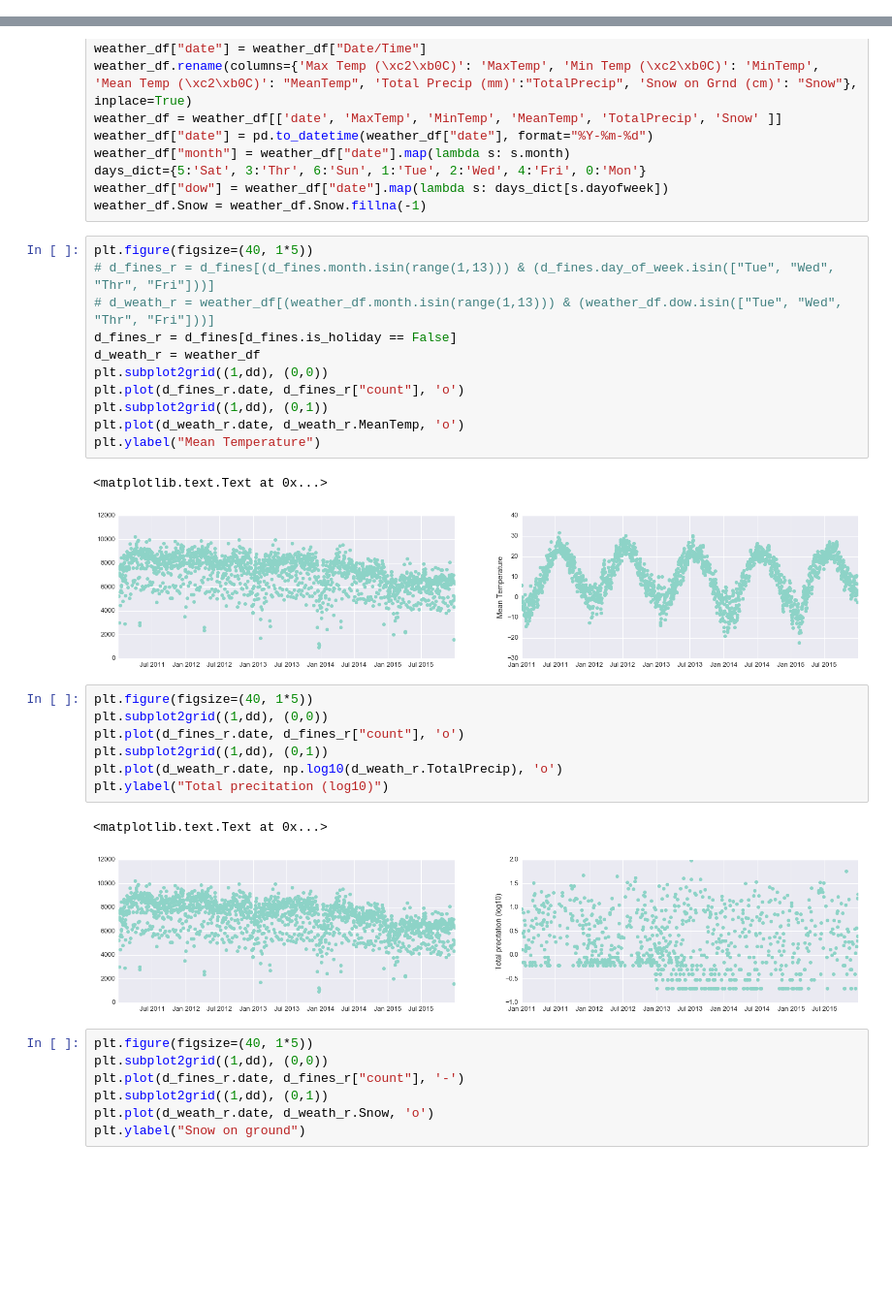
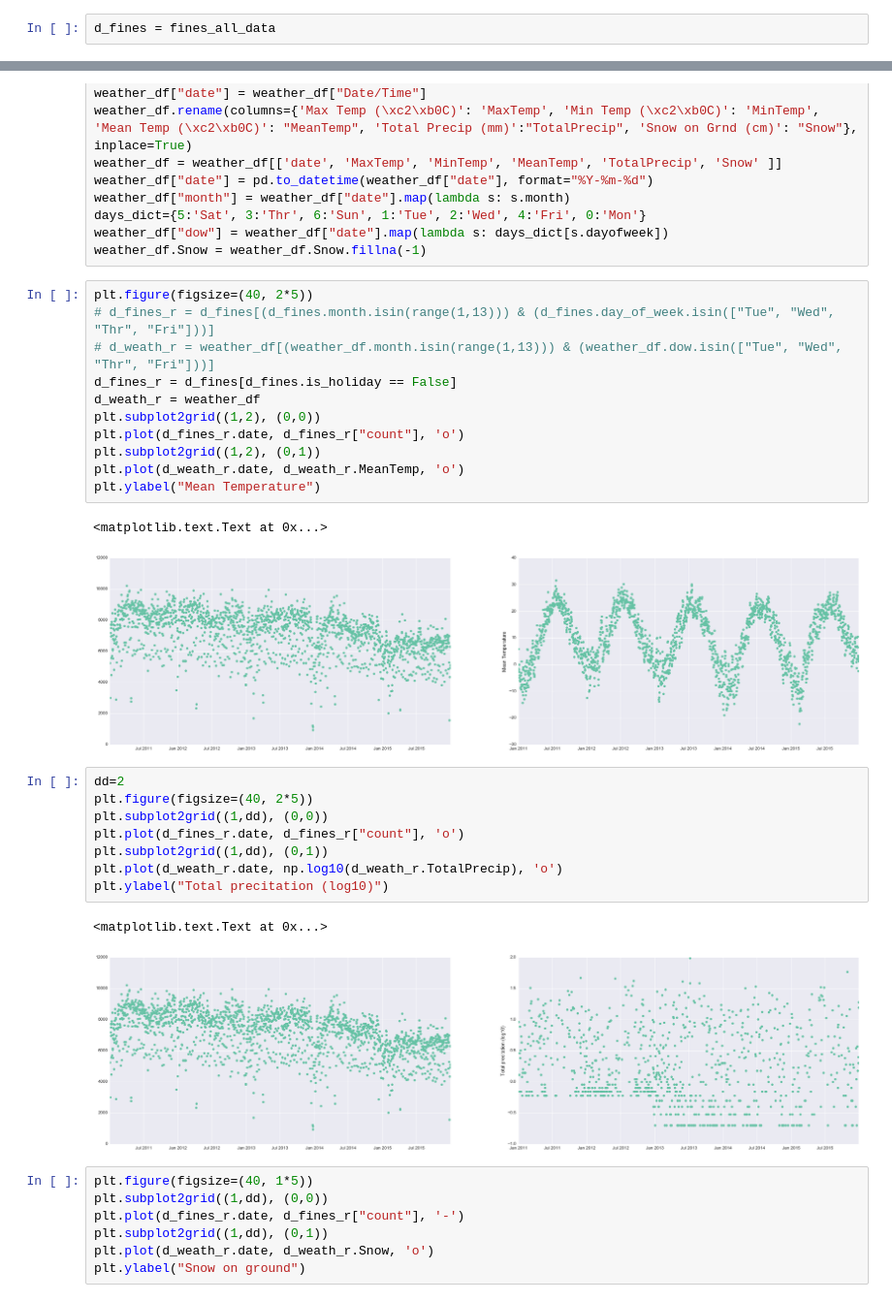
Before and after one commit to ppontem/hackondata, a Jupyter notebook: notebooks/Visualizations_and_weather.ipynb, the cells around one changed output, grey strips where cells are left out. Shown at 97% size. Saved outputs shown, nothing was run; the diff lists cells and outputs as text; blank space fills up the shorter version.

```diff
--- a/notebooks/Visualizations_and_weather.ipynb
+++ b/notebooks/Visualizations_and_weather.ipynb
@@ -81,3 +84,5 @@ The weather features are: Temperature (mean, min, max), total precipitation and
+# %%
+d_fines = fines_all_data
 # %%
 # prepare weather df
 weather_11 = pd.read_csv("../data/weather/eng-daily-01012011-12312011.csv", skiprows=24)
@@ -95,21 +100,22 @@ days_dict={5:'Sat', 3:'Thr', 6:'Sun', 1:'Tue', 2:'Wed', 4:'Fri', 0:'Mon'}
 weather_df["dow"] = weather_df["date"].map(lambda s: days_dict[s.dayofweek])
 weather_df.Snow = weather_df.Snow.fillna(-1)
 # %%
-plt.figure(figsize=(40, 1*5))
+plt.figure(figsize=(40, 2*5))
 # d_fines_r = d_fines[(d_fines.month.isin(range(1,13))) & (d_fines.day_of_week.isin(["Tue", "Wed", "Thr", "Fri"]))]
 # d_weath_r = weather_df[(weather_df.month.isin(range(1,13))) & (weather_df.dow.isin(["Tue", "Wed", "Thr", "Fri"]))]
 d_fines_r = d_fines[d_fines.is_holiday == False]
 d_weath_r = weather_df
-plt.subplot2grid((1,dd), (0,0))
+plt.subplot2grid((1,2), (0,0))
 plt.plot(d_fines_r.date, d_fines_r["count"], 'o')
-plt.subplot2grid((1,dd), (0,1))
+plt.subplot2grid((1,2), (0,1))
 plt.plot(d_weath_r.date, d_weath_r.MeanTemp, 'o')
 plt.ylabel("Mean Temperature")
 # %% [output]
 <matplotlib.text.Text at 0x...>
-[figure, old version]
+[figure, new version]
 # %%
-plt.figure(figsize=(40, 1*5))
+dd=2
+plt.figure(figsize=(40, 2*5))
 plt.subplot2grid((1,dd), (0,0))
 plt.plot(d_fines_r.date, d_fines_r["count"], 'o')
 plt.subplot2grid((1,dd), (0,1))
@@ -117,7 +123,7 @@ plt.plot(d_weath_r.date, np.log10(d_weath_r.TotalPrecip), 'o')
 plt.ylabel("Total precitation (log10)")
 # %% [output]
 <matplotlib.text.Text at 0x...>
-[figure, old version]
+[figure, new version]
 # %%
 plt.figure(figsize=(40, 1*5))
 plt.subplot2grid((1,dd), (0,0))
```
Also changed, not shown: parts of 12 cells of this notebook.
